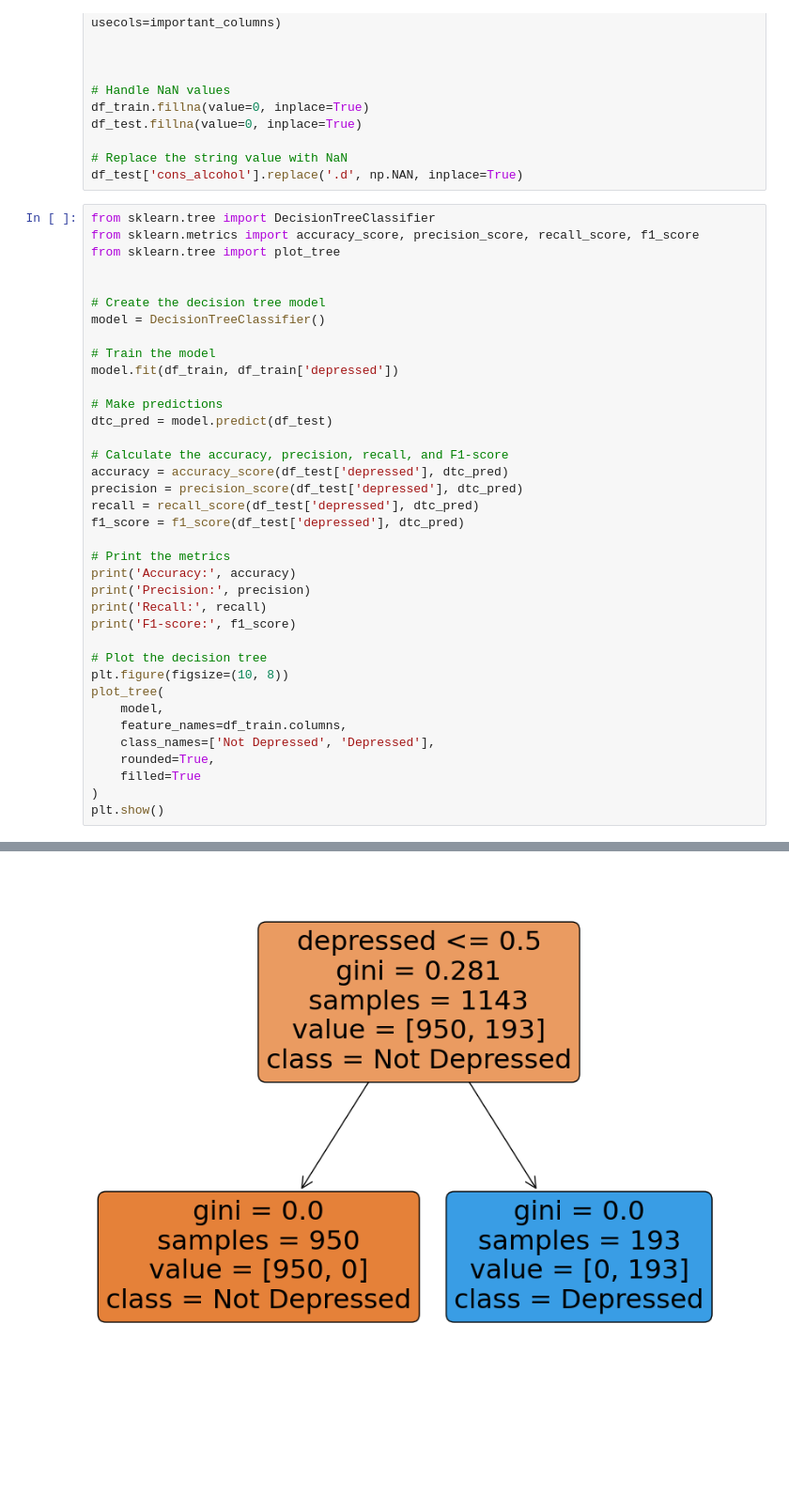
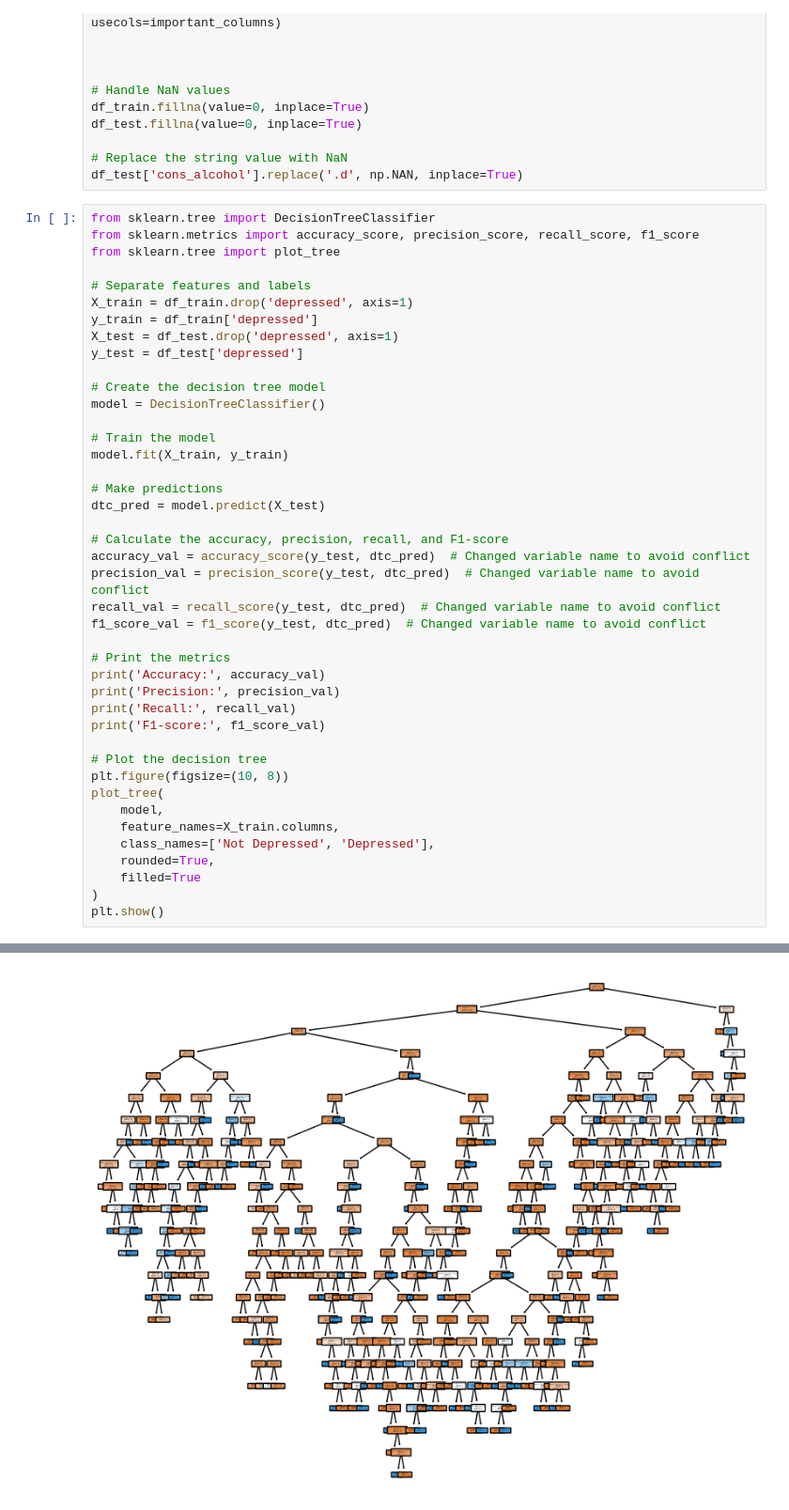
Before and after one commit to WilkinsKimori/UEL-CN-7000-46613, a Jupyter notebook: Real_Code_Running.ipynb, the cells around one changed output, grey strips where cells are left out. Shown at 94% size. Saved outputs shown, nothing was run; the diff lists cells and outputs as text; blank space fills up the shorter version.

```diff
--- a/Real_Code_Running.ipynb
+++ b/Real_Code_Running.ipynb
@@ -489,33 +488,38 @@ from sklearn.tree import DecisionTreeClassifier
 from sklearn.metrics import accuracy_score, precision_score, recall_score, f1_score
 from sklearn.tree import plot_tree
 
+# Separate features and labels
+X_train = df_train.drop('depressed', axis=1)
+y_train = df_train['depressed']
+X_test = df_test.drop('depressed', axis=1)
+y_test = df_test['depressed']
 
 # Create the decision tree model
 model = DecisionTreeClassifier()
 
 # Train the model
-model.fit(df_train, df_train['depressed'])
+model.fit(X_train, y_train)
 
 # Make predictions
-dtc_pred = model.predict(df_test)
+dtc_pred = model.predict(X_test)
 
 # Calculate the accuracy, precision, recall, and F1-score
-accuracy = accuracy_score(df_test['depressed'], dtc_pred)
-precision = precision_score(df_test['depressed'], dtc_pred)
-recall = recall_score(df_test['depressed'], dtc_pred)
-f1_score = f1_score(df_test['depressed'], dtc_pred)
+accuracy_val = accuracy_score(y_test, dtc_pred)  # Changed variable name to avoid conflict
+precision_val = precision_score(y_test, dtc_pred)  # Changed variable name to avoid conflict
+recall_val = recall_score(y_test, dtc_pred)  # Changed variable name to avoid conflict
+f1_score_val = f1_score(y_test, dtc_pred)  # Changed variable name to avoid conflict
 
 # Print the metrics
-print('Accuracy:', accuracy)
-print('Precision:', precision)
-print('Recall:', recall)
-print('F1-score:', f1_score)
+print('Accuracy:', accuracy_val)
+print('Precision:', precision_val)
+print('Recall:', recall_val)
+print('F1-score:', f1_score_val)
 
 # Plot the decision tree
 plt.figure(figsize=(10, 8))
 plot_tree(
     model,
-    feature_names=df_train.columns,
+    feature_names=X_train.columns,
     class_names=['Not Depressed', 'Depressed'],
     rounded=True,
     filled=True
@@ -529,2 +533,2 @@ F1-score: 1.0
-[figure, old version]
+[figure, new version]
 # %%
```
Also changed, not shown: parts of 25 cells of this notebook.
